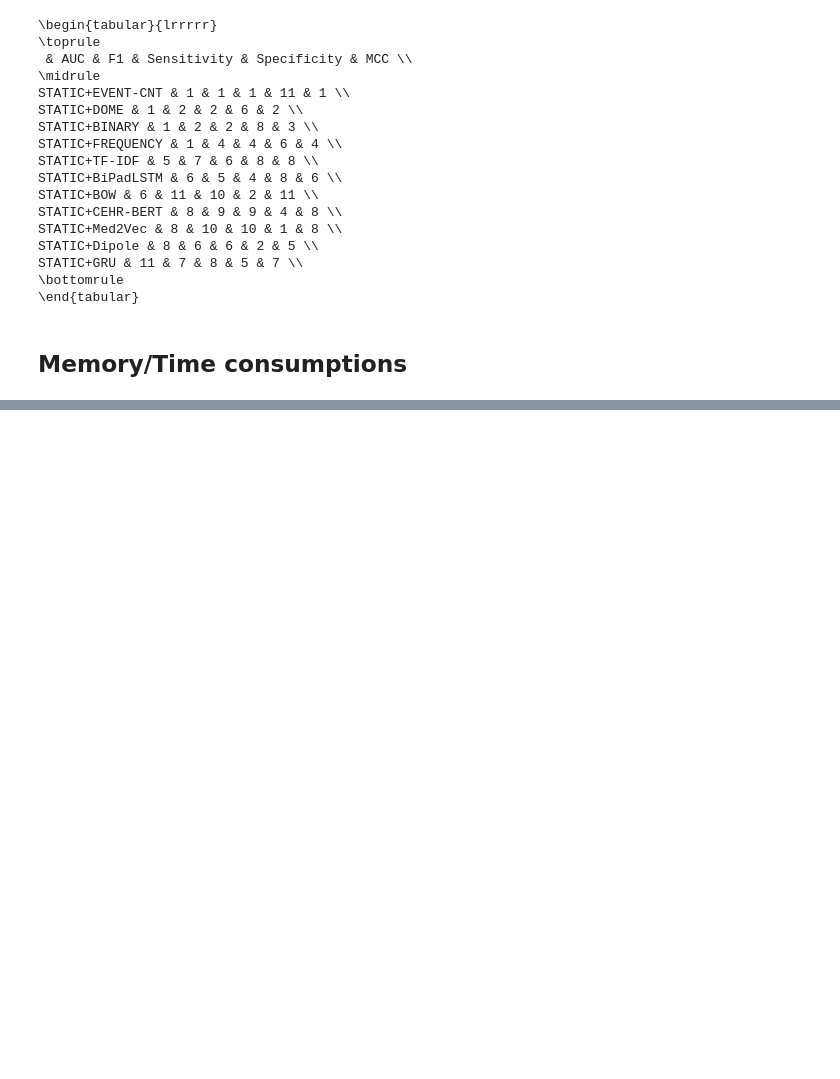
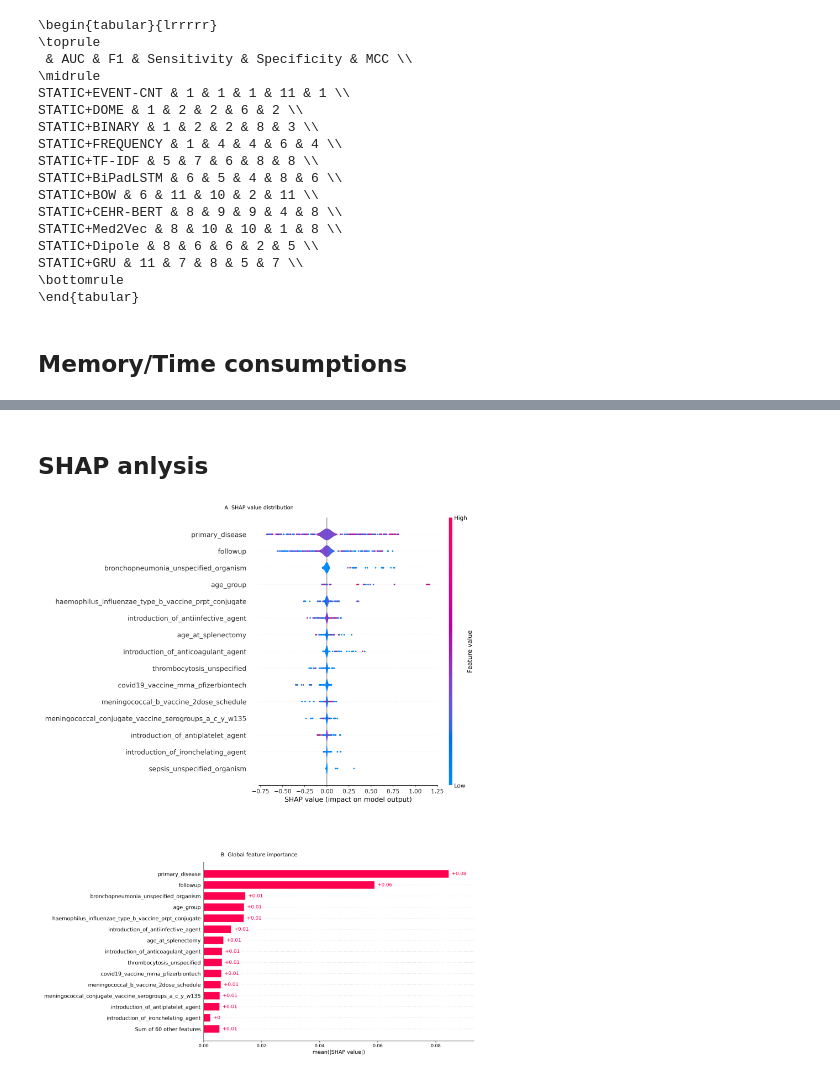
Before and after one commit to giordamaug/Relational_EHR_data_to_Longitudinal_Patient_Trajectories, a Jupyter notebook: run_experiments.ipynb, the cells around one changed output, grey strips where cells are left out. Saved outputs shown, nothing was run; the diff lists cells and outputs as text; code cells hidden in the pictures; blank space fills up the shorter version.

```diff
--- a/run_experiments.ipynb
+++ b/run_experiments.ipynb
@@ -248,0 +305,2 @@ df
+# %% [markdown]
+## SHAP anlysis
@@ -248,0 +311,5 @@ df
+# %%
+from IPython.display import Image, display
+display(Image(filename=f"{shap_dir}/{dataset}_DOME_shap.png"))
+# %% [output]
+[figure, added]
```
Also changed, not shown: parts of 20 cells of this notebook.
